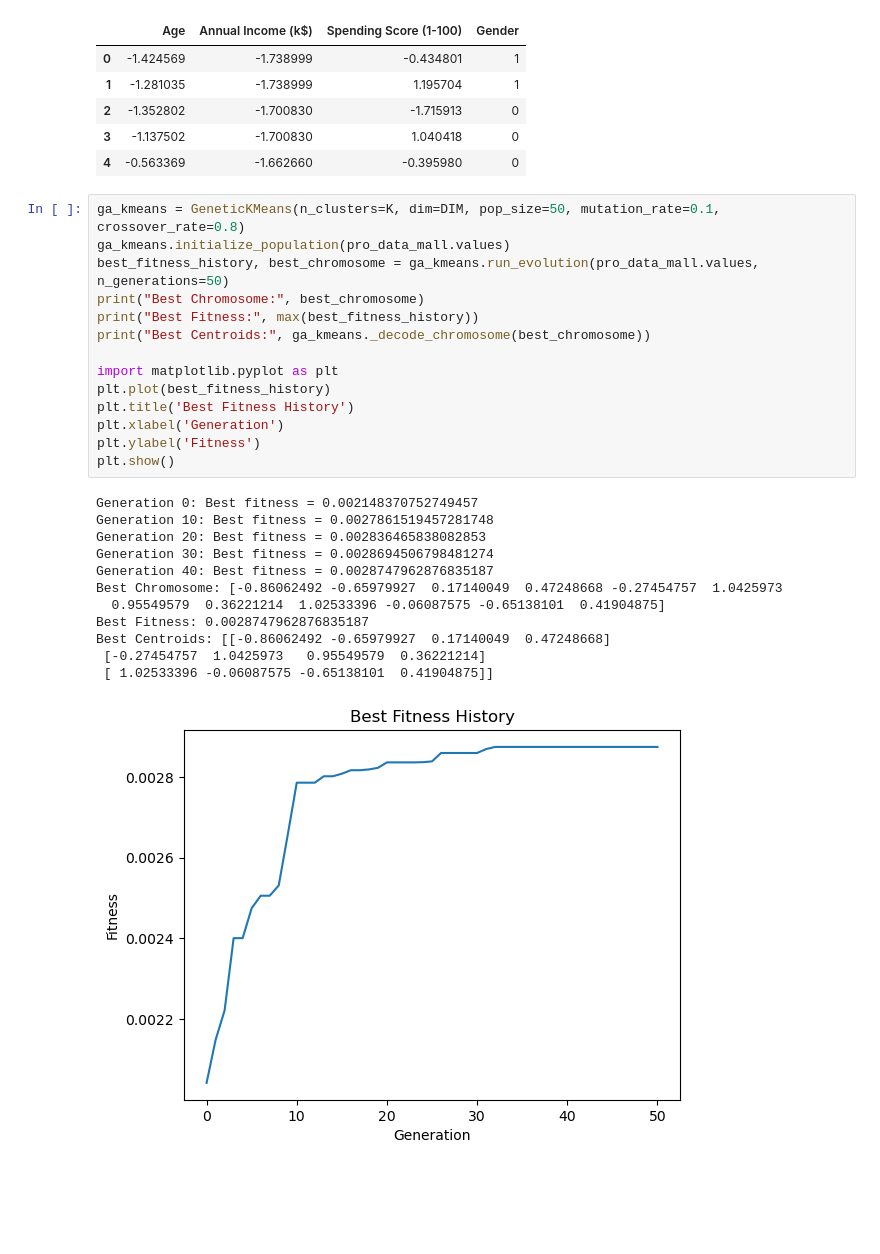
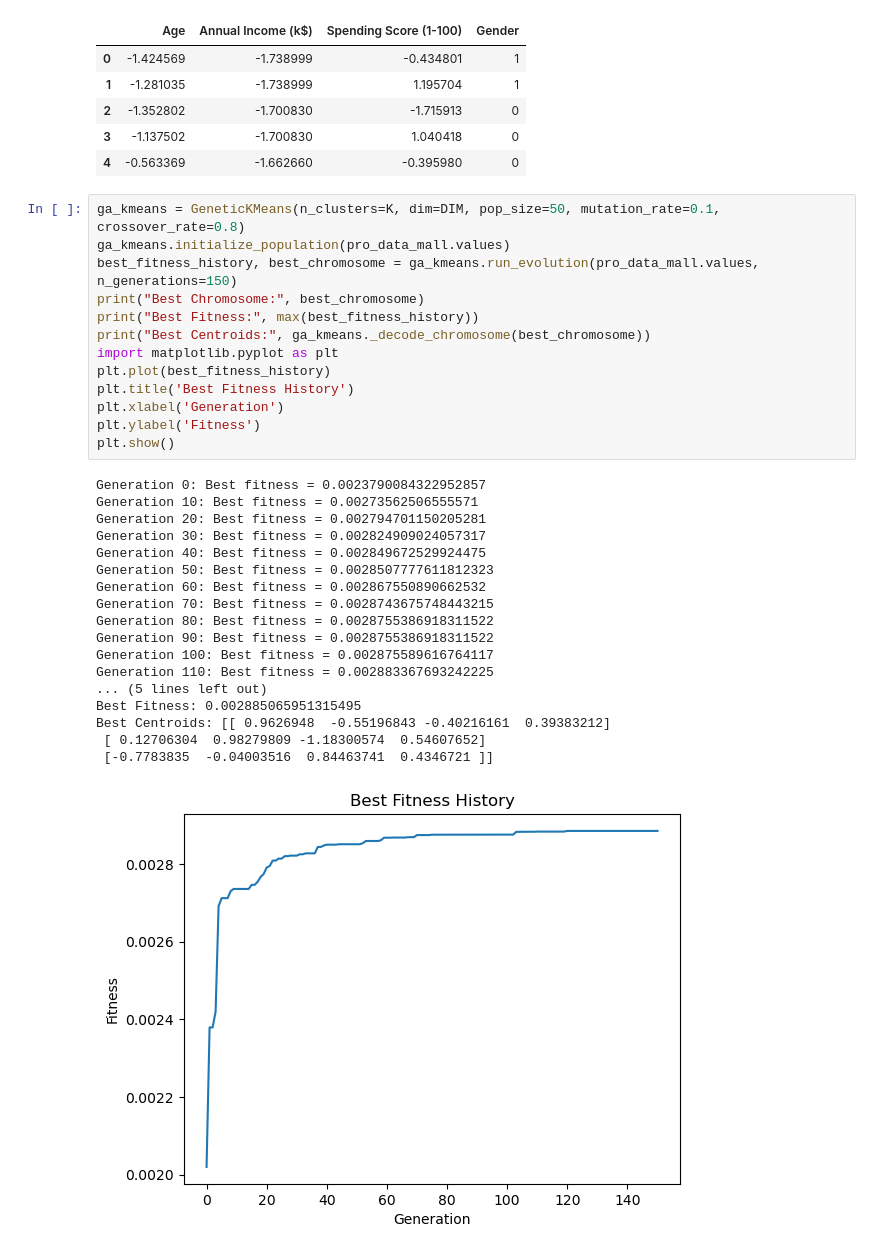
Before and after one commit to hossamAhmedSalah/computational_intelligence-_project, a Jupyter notebook: Notebooks/GA_approach.ipynb, the cells around one changed output. Cells and saved outputs as stored; diff of their text form; blank space fills up the shorter version.

```diff
--- a/Notebooks/GA_approach.ipynb
+++ b/Notebooks/GA_approach.ipynb
@@ -250,30 +250,35 @@ pro_data_mall.head()
 # %%
 ga_kmeans = GeneticKMeans(n_clusters=K, dim=DIM, pop_size=50, mutation_rate=0.1, crossover_rate=0.8)
 ga_kmeans.initialize_population(pro_data_mall.values)
-best_fitness_history, best_chromosome = ga_kmeans.run_evolution(pro_data_mall.values, n_generations=50)
+best_fitness_history, best_chromosome = ga_kmeans.run_evolution(pro_data_mall.values, n_generations=150)
 print("Best Chromosome:", best_chromosome)
 print("Best Fitness:", max(best_fitness_history))
 print("Best Centroids:", ga_kmeans._decode_chromosome(best_chromosome))
-
 import matplotlib.pyplot as plt
 plt.plot(best_fitness_history)
 plt.title('Best Fitness History')
 plt.xlabel('Generation')
 plt.ylabel('Fitness')
 plt.show()
 # %% [output]
-Generation 0: Best fitness = 0.002148370752749457
-Generation 10: Best fitness = 0.0027861519457281748
-Generation 20: Best fitness = 0.002836465838082853
-Generation 30: Best fitness = 0.0028694506798481274
-Generation 40: Best fitness = 0.0028747962876835187
-Best Chromosome: [-0.86062492 -0.65979927  0.17140049  0.47248668 -0.27454757  1.0425973
-  0.95549579  0.36221214  1.02533396 -0.06087575 -0.65138101  0.41904875]
-Best Fitness: 0.0028747962876835187
-Best Centroids: [[-0.86062492 -0.65979927  0.17140049  0.47248668]
- [-0.27454757  1.0425973   0.95549579  0.36221214]
- [ 1.02533396 -0.06087575 -0.65138101  0.41904875]]
+Generation 0: Best fitness = 0.0023790084322952857
+Generation 10: Best fitness = 0.00273562506555571
+Generation 20: Best fitness = 0.002794701150205281
+Generation 30: Best fitness = 0.002824909024057317
+Generation 40: Best fitness = 0.002849672529924475
+Generation 50: Best fitness = 0.0028507777611812323
+Generation 60: Best fitness = 0.002867550890662532
+Generation 70: Best fitness = 0.0028743675748443215
+Generation 80: Best fitness = 0.0028755386918311522
+Generation 90: Best fitness = 0.0028755386918311522
+Generation 100: Best fitness = 0.002875589616764117
+Generation 110: Best fitness = 0.002883367693242225
+... (5 lines left out)
+Best Fitness: 0.002885065951315495
+Best Centroids: [[ 0.9626948  -0.55196843 -0.40216161  0.39383212]
+ [ 0.12706304  0.98279809 -1.18300574  0.54607652]
+ [-0.7783835  -0.04003516  0.84463741  0.4346721 ]]
-[figure, old version]
+[figure, new version]
 # %%
 # cluster the data using the best centroids
 best_centroids = ga_kmeans._decode_chromosome(best_chromosome)
```
Also changed, not shown: parts of 1 cell of this notebook.
